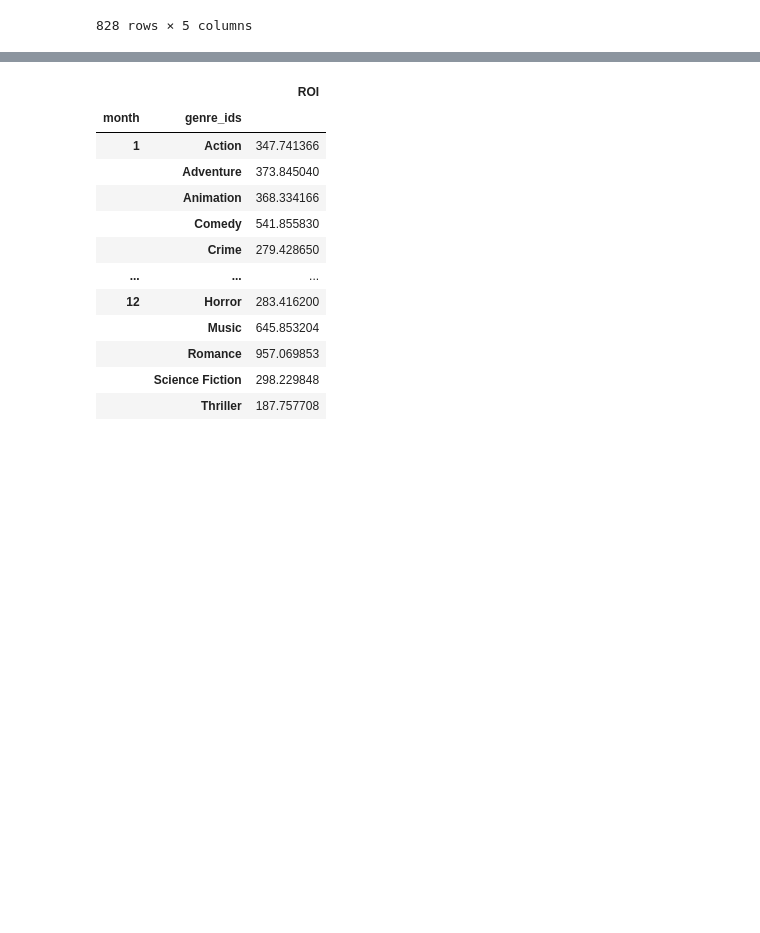
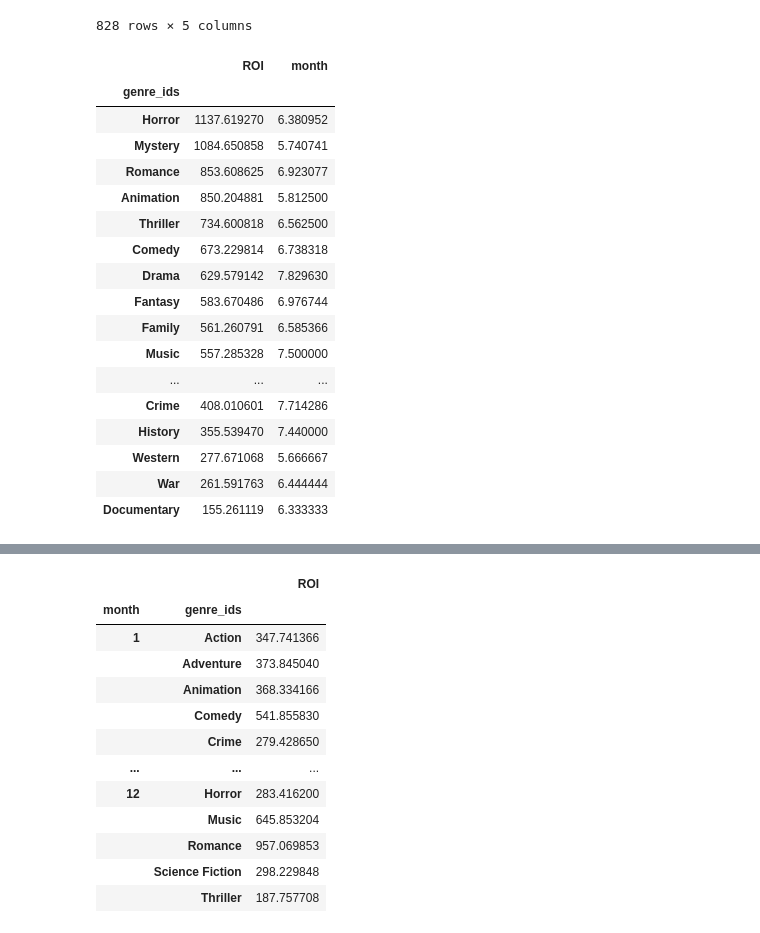
Before and after one commit to ElyLin/MovieAnalysisProject, a Jupyter notebook: Draft_2.5.ipynb, the cells around one changed output, grey strips where cells are left out. Saved outputs shown, nothing was run; the diff lists cells and outputs as text; code cells hidden in the pictures; blank space fills up the shorter version.

```diff
--- a/Draft_2.5.ipynb
+++ b/Draft_2.5.ipynb
@@ -351,3 +351,25 @@ month_genre_roi_title
 | 1664 | Adventure | Bilal: A New Breed of Hero | Feb 2, 2018 | 3.798573 | 2 |
 | 1664 | Animation | Bilal: A New Breed of Hero | Feb 2, 2018 | 3.798573 | 2 |
 828 rows × 5 columns
+# %%
+genre_roi=month_genre_roi_title.groupby(['genre_ids']).mean().sort_values('ROI', ascending=False)
+genre_roi
+# %% [output]
+|  | ROI | month |
+| genre_ids |  |  |
+| Horror | 1137.619270 | 6.380952 |
+| Mystery | 1084.650858 | 5.740741 |
+| Romance | 853.608625 | 6.923077 |
+| Animation | 850.204881 | 5.812500 |
+| Thriller | 734.600818 | 6.562500 |
+| Comedy | 673.229814 | 6.738318 |
+| Drama | 629.579142 | 7.829630 |
+| Fantasy | 583.670486 | 6.976744 |
+| Family | 561.260791 | 6.585366 |
+| Music | 557.285328 | 7.500000 |
+| ... | ... | ... |
+| Crime | 408.010601 | 7.714286 |
+| History | 355.539470 | 7.440000 |
+| Western | 277.671068 | 5.666667 |
+| War | 261.591763 | 6.444444 |
+| Documentary | 155.261119 | 6.333333 |
```
Also changed, not shown: parts of 4 cells of this notebook.
